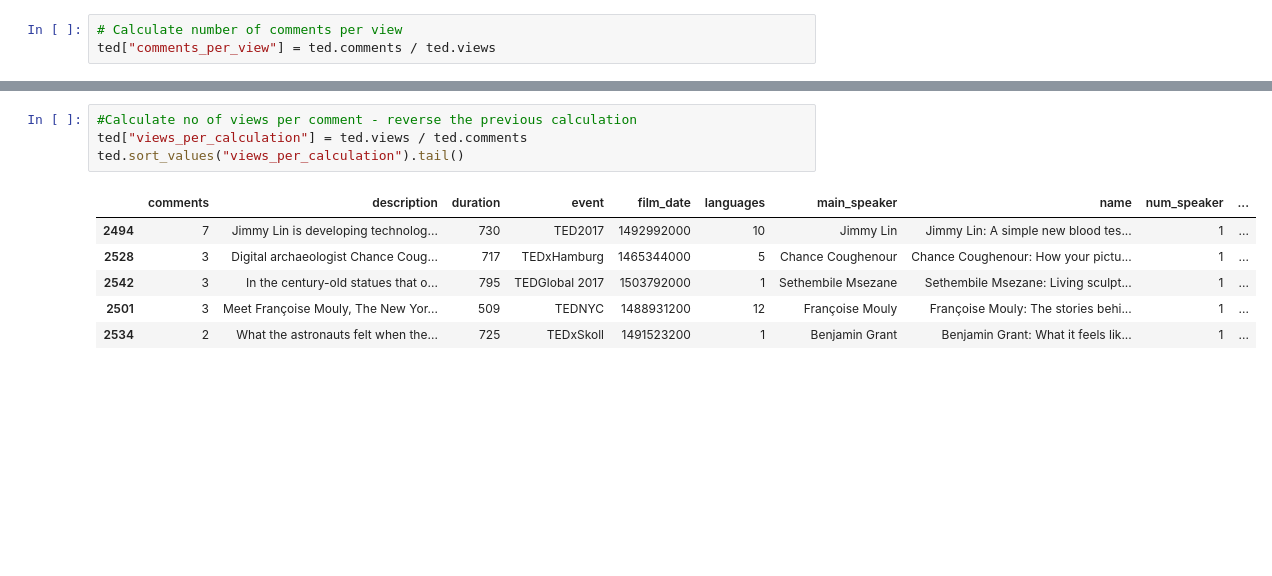
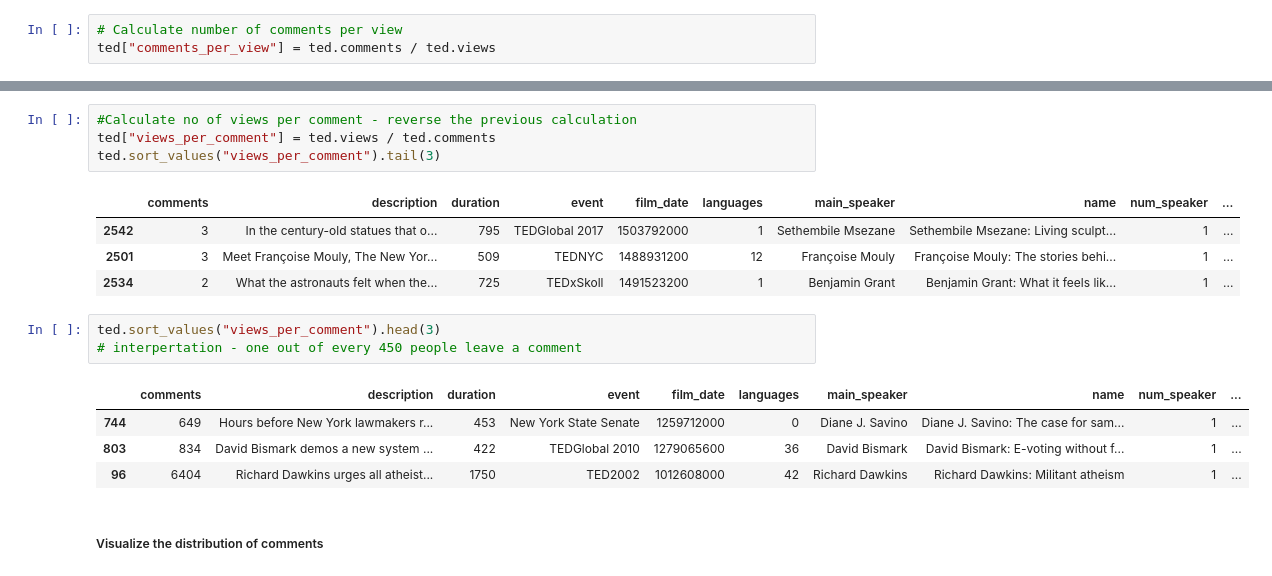
Before and after one commit to Lakshhmi/Select-Subset-of-data, a Jupyter notebook: TED Data Analysis.ipynb, the cells around one changed output, grey strips where cells are left out. Drawn from its saved outputs; the diff is of its cells as text; blank space fills up the shorter version.

```diff
--- a/TED Data Analysis.ipynb
+++ b/TED Data Analysis.ipynb
@@ -95,12 +95,20 @@ ted.sort_values("comments_per_view").tail()
 | 744 | 649 | Hours before New York lawmakers r... | 453 | New York State Senate | 1259712000 | 0 | Diane J. Savino | Diane J. Savino: The case for sam... | 1 | ... |
 # %%
 #Calculate no of views per comment - reverse the previous calculation
-ted["views_per_calculation"] = ted.views / ted.comments
-ted.sort_values("views_per_calculation").tail()
+ted["views_per_comment"] = ted.views / ted.comments
+ted.sort_values("views_per_comment").tail(3)
 # %% [output]
 |  | comments | description | duration | event | film_date | languages | main_speaker | name | num_speaker | ... |
-| 2494 | 7 | Jimmy Lin is developing technolog... | 730 | TED2017 | 1492992000 | 10 | Jimmy Lin | Jimmy Lin: A simple new blood tes... | 1 | ... |
-| 2528 | 3 | Digital archaeologist Chance Coug... | 717 | TEDxHamburg | 1465344000 | 5 | Chance Coughenour | Chance Coughenour: How your pictu... | 1 | ... |
 | 2542 | 3 | In the century-old statues that o... | 795 | TEDGlobal 2017 | 1503792000 | 1 | Sethembile Msezane | Sethembile Msezane: Living sculpt... | 1 | ... |
 | 2501 | 3 | Meet Françoise Mouly, The New Yor... | 509 | TEDNYC | 1488931200 | 12 | Françoise Mouly | Françoise Mouly: The stories behi... | 1 | ... |
 | 2534 | 2 | What the astronauts felt when the... | 725 | TEDxSkoll | 1491523200 | 1 | Benjamin Grant | Benjamin Grant: What it feels lik... | 1 | ... |
+# %%
+ted.sort_values("views_per_comment").head(3)
+# interpertation - one out of every 450 people leave a comment
+# %% [output]
+|  | comments | description | duration | event | film_date | languages | main_speaker | name | num_speaker | ... |
+| 744 | 649 | Hours before New York lawmakers r... | 453 | New York State Senate | 1259712000 | 0 | Diane J. Savino | Diane J. Savino: The case for sam... | 1 | ... |
+| 803 | 834 | David Bismark demos a new system ... | 422 | TEDGlobal 2010 | 1279065600 | 36 | David Bismark | David Bismark: E-voting without f... | 1 | ... |
+| 96 | 6404 | Richard Dawkins urges all atheist... | 1750 | TED2002 | 1012608000 | 42 | Richard Dawkins | Richard Dawkins: Militant atheism | 1 | ... |
+# %% [markdown]
+##### Visualize the distribution of comments
```
